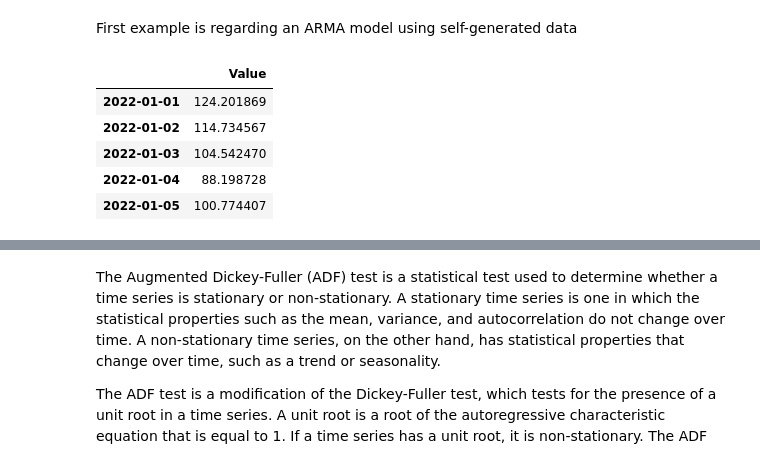
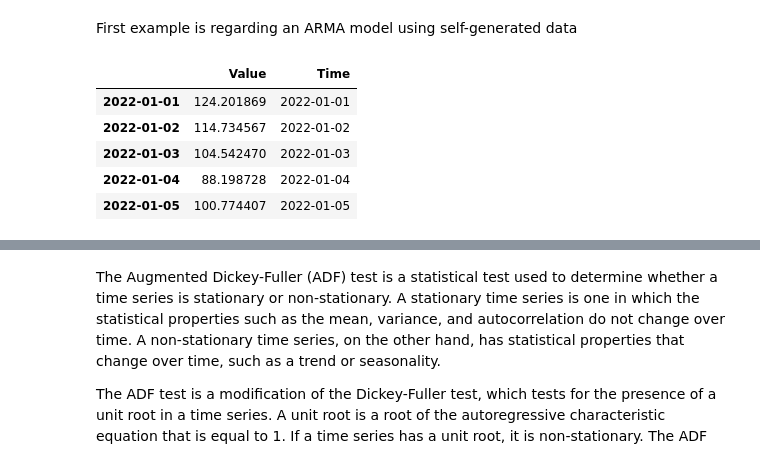
Before and after one commit to OzodbekOzodov/quant-finance, a Jupyter notebook: First-notebook.ipynb, the cells around one changed output, grey strips where cells are left out. Cells and saved outputs as stored; diff of their text form; code cells hidden in the pictures.

```diff
--- a/First-notebook.ipynb
+++ b/First-notebook.ipynb
@@ -14,18 +14,18 @@ First example is regarding an ARMA model using self-generated data
 # %%
 np.random.seed(1)
 n = 365
 time = pd.date_range(start = '2022-01-01', periods = n, freq='D')
 random_walk = np.cumsum(np.random.normal(0,1, size = n))
 daily_return = np.random.normal(-0.01 , 0.01, size = n)
 
 value= 100 + 75 * (0.2*random_walk + 0.8*np.cumsum(daily_return))
-data = pd.DataFrame({'Value': value}, index=time)
+data = pd.DataFrame({'Value': value, "Time": time}, index=time)
 
 data.head()
 # %% [output]
-|  | Value |
-| 2022-01-01 | 124.201869 |
-| 2022-01-02 | 114.734567 |
-| 2022-01-03 | 104.542470 |
-| 2022-01-04 | 88.198728 |
-| 2022-01-05 | 100.774407 |
+|  | Value | Time |
+| 2022-01-01 | 124.201869 | 2022-01-01 |
+| 2022-01-02 | 114.734567 | 2022-01-02 |
+| 2022-01-03 | 104.542470 | 2022-01-03 |
+| 2022-01-04 | 88.198728 | 2022-01-04 |
+| 2022-01-05 | 100.774407 | 2022-01-05 |
```
Also changed, not shown: parts of 4 cells of this notebook, 1 other file.
